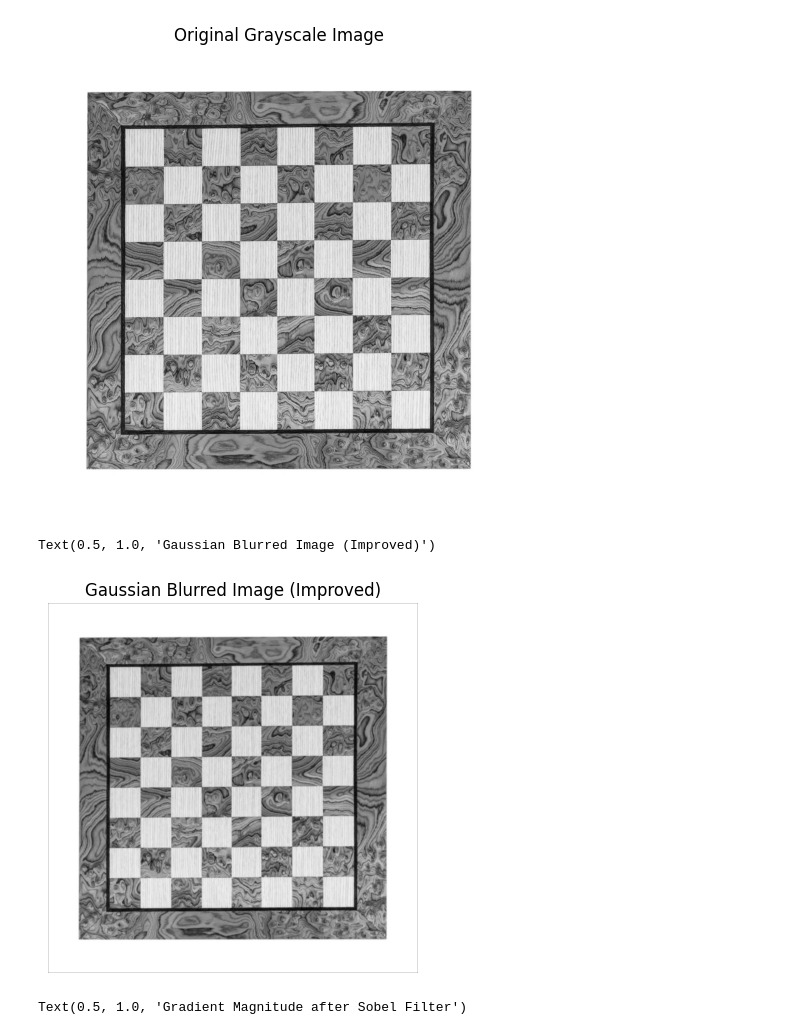
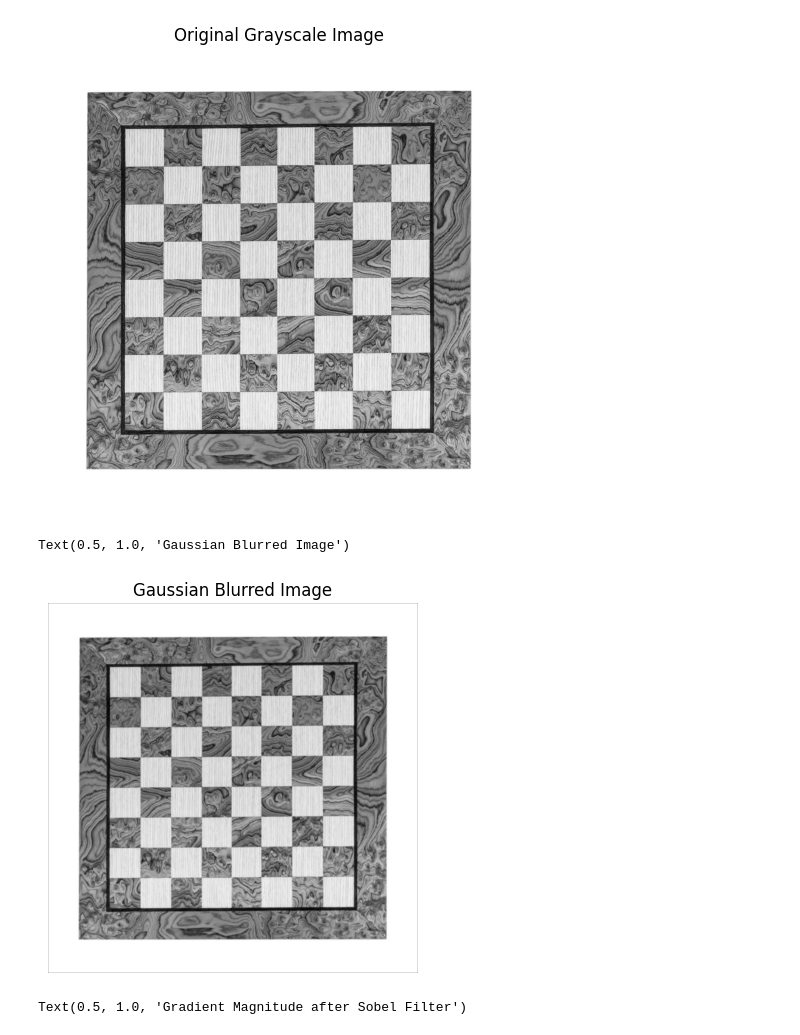
Before and after one commit to IGieckI/AIExperiments, a Jupyter notebook: computer_vision/CannyEdgeDetector.ipynb, the cells around one changed output. Drawn from its saved outputs; the diff is of its cells as text; code cells hidden in the pictures.

```diff
--- a/computer_vision/CannyEdgeDetector.ipynb
+++ b/computer_vision/CannyEdgeDetector.ipynb
@@ -16,33 +16,32 @@ plt.show()
 # %%
 # Gaussian blur the image with improved parameters
 def gaussian_kernel(size=5, sigma=1):
     ax = np.linspace(-(size // 2), size // 2, size)
     xx, yy = np.meshgrid(ax, ax)
     kernel = np.exp(-(xx**2 + yy**2) / (2 * sigma**2))
     return kernel / np.sum(kernel)
 
 def convolve(image, kernel):
     h, w = image.shape
     kh, kw = kernel.shape
     pad = kh // 2
     padded = np.pad(image, pad, mode='constant')
     result = np.zeros_like(image)
 
     for i in range(h):
         for j in range(w):
             region = padded[i:i+kh, j:j+kw]
             result[i, j] = np.sum(region * kernel)
     return result
 
-# Improved parameters: larger kernel size and higher sigma for better noise reduction
 blurred = convolve(img, gaussian_kernel(size=7, sigma=2.0))
 
 plt.imshow(blurred, cmap='gray')
 plt.axis('off')
-plt.title('Gaussian Blurred Image (Improved)')
+plt.title('Gaussian Blurred Image')
 # %% [output]
-Text(0.5, 1.0, 'Gaussian Blurred Image (Improved)')
+Text(0.5, 1.0, 'Gaussian Blurred Image')
-[figure, old version]
+[figure, new version]
 # %%
 def sobel_filters(img):
     Kx = np.array([[-1, 0, 1], [-2, 0, 2], [-1, 0, 1]])
```
Also changed, not shown: parts of 1 cell of this notebook.
